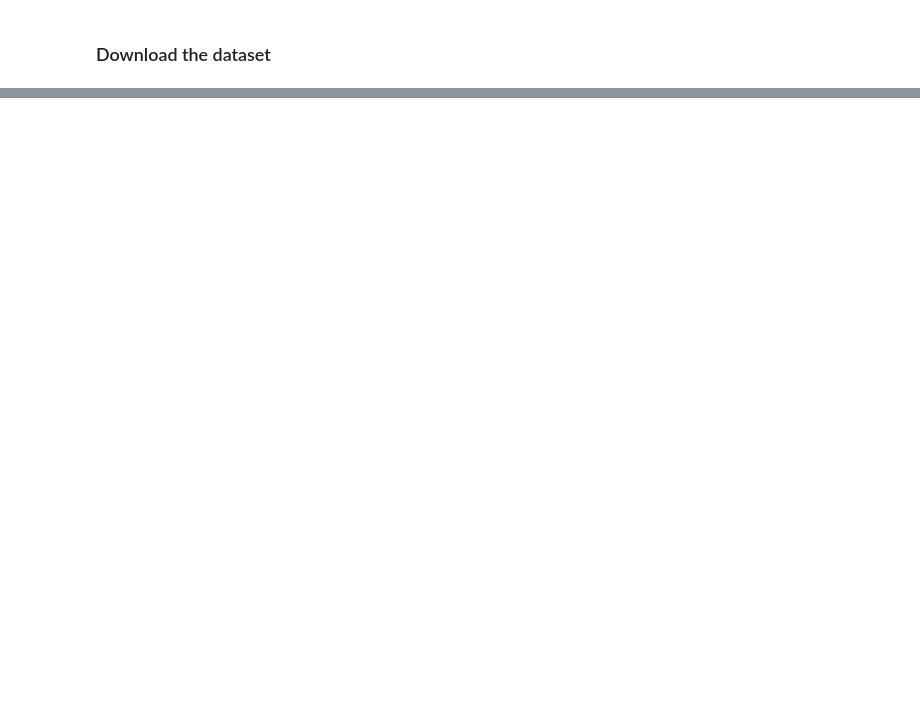
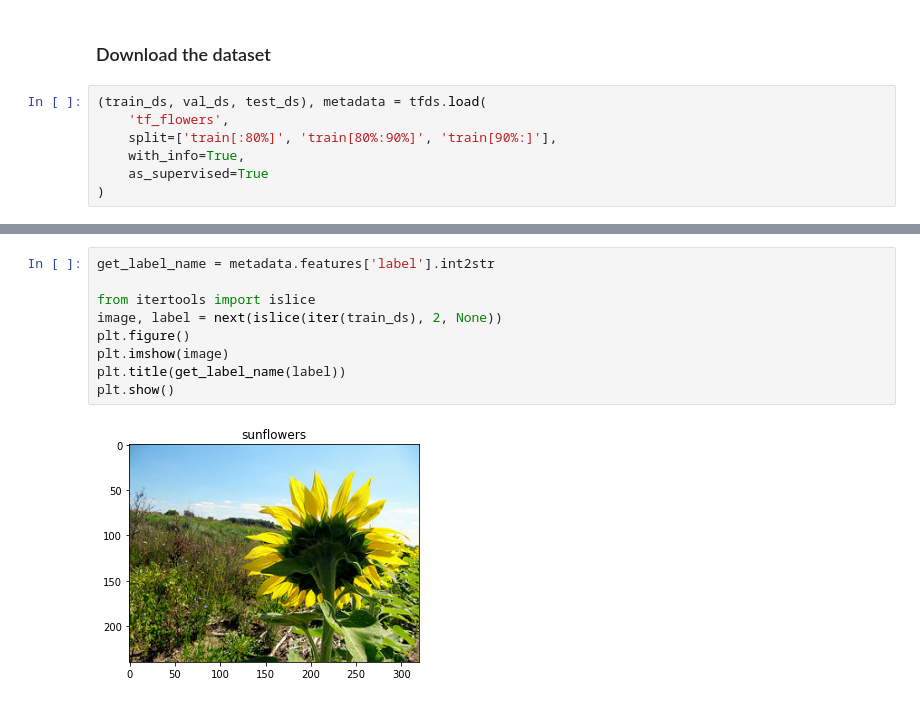
Before and after one commit to jhhan0/machine-learning, a Jupyter notebook: Tensorflow_Tutorials/tensorflow_keras_data_augmentation.ipynb, the cells around one changed output, grey strips where cells are left out. Cells and saved outputs as stored; diff of their text form; blank space fills up the shorter version.

Commit message:
update tensorflow_keras_data_augmentation tutorial using Google Colab - use Keras preprocessing layers to resize, rescale and augment images

```diff
--- a/Tensorflow_Tutorials/tensorflow_keras_data_augmentation.ipynb
+++ b/Tensorflow_Tutorials/tensorflow_keras_data_augmentation.ipynb
@@ -16,2 +17,9 @@ TensorFlow version: 2.9.1
 # %% [markdown]
 ### Download the dataset
+# %%
+(train_ds, val_ds, test_ds), metadata = tfds.load(
+    'tf_flowers',
+    split=['train[:80%]', 'train[80%:90%]', 'train[90%:]'],
+    with_info=True,
+    as_supervised=True
+)
@@ -17,0 +49,11 @@ TensorFlow version: 2.9.1
+# %%
+get_label_name = metadata.features['label'].int2str
+
+from itertools import islice
+image, label = next(islice(iter(train_ds), 2, None))
+plt.figure()
+plt.imshow(image)
+plt.title(get_label_name(label))
+plt.show()
+# %% [output]
+[figure, added]
```
Also changed, not shown: parts of 10 cells of this notebook.
